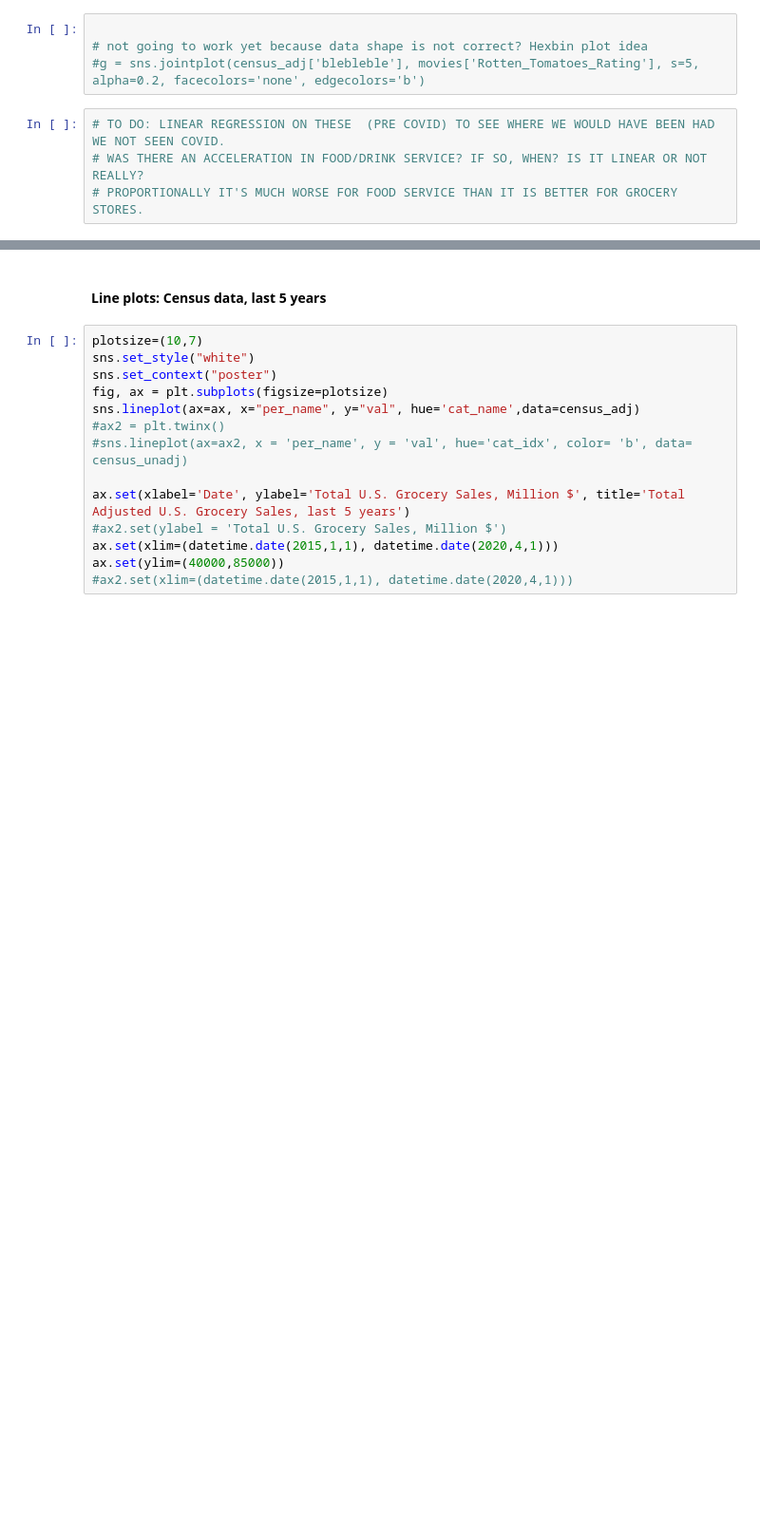
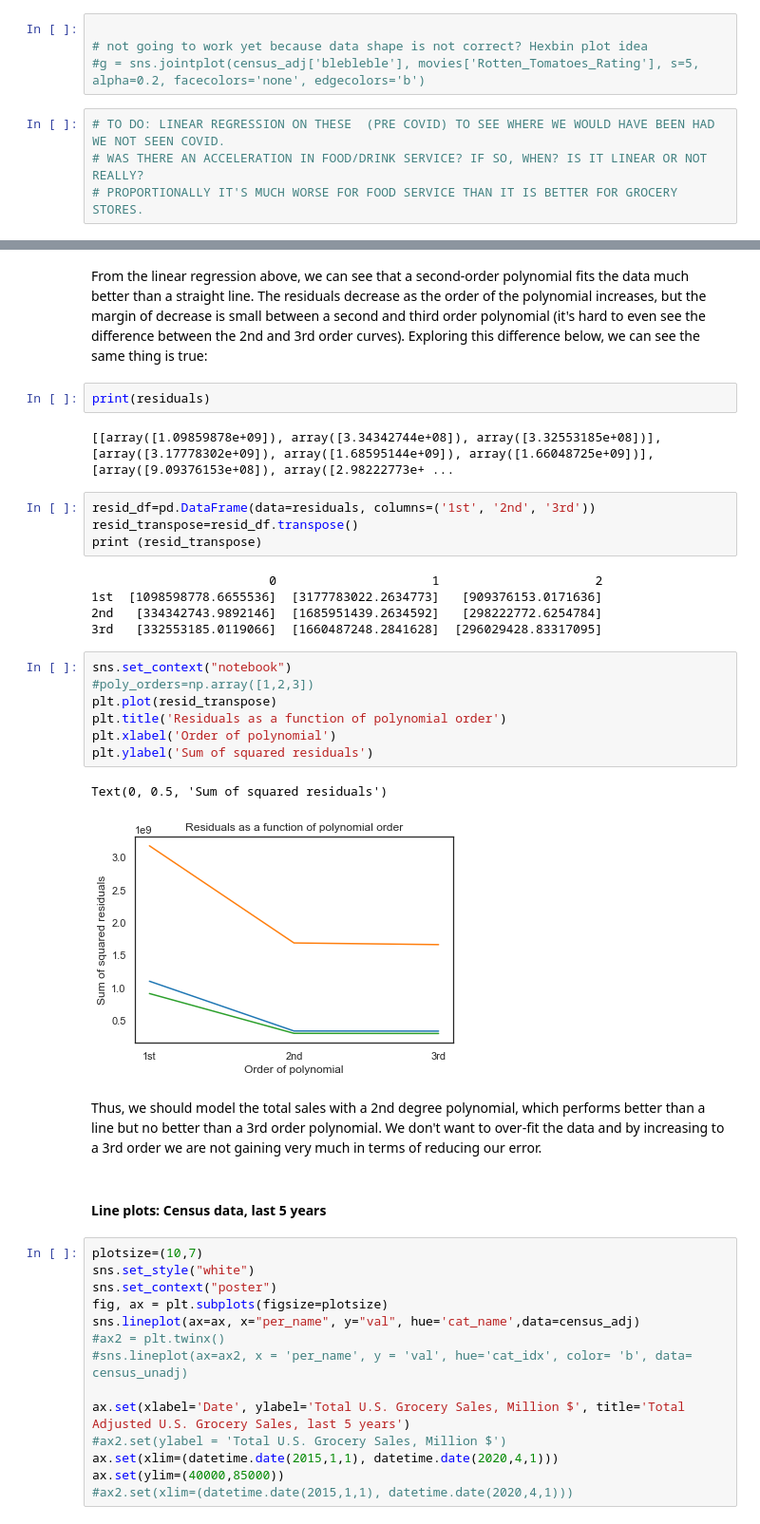
Before and after one commit to kdebrota/Independent_Study, a Jupyter notebook: notebooks/Food in the Time of Coronavirus - 1.2.ipynb, the cells around one changed output, grey strips where cells are left out. Shown at 95% size. Saved outputs shown, nothing was run; the diff lists cells and outputs as text; blank space fills up the shorter version.

```diff
--- a/notebooks/Food in the Time of Coronavirus - 1.2.ipynb
+++ b/notebooks/Food in the Time of Coronavirus - 1.2.ipynb
@@ -192,3 +238,30 @@ g.map(sns.regplot, "per_idx", "val", fit_reg=True, scatter_kws={"s": 50, "alpha"
+# %% [markdown]
+From the linear regression above, we can see that a second-order polynomial fits the data much better than a straight line. The residuals decrease as the order of the polynomial increases, but the margin of decrease is small between a second and third order polynomial (it's hard to even see the difference between the 2nd and 3rd order curves). Exploring this difference below, we can see the same thing is true:
+# %%
+print(residuals)
+# %% [output]
+[[array([1.09859878e+09]), array([3.34342744e+08]), array([3.32553185e+08])], [array([3.17778302e+09]), array([1.68595144e+09]), array([1.66048725e+09])], [array([9.09376153e+08]), array([2.98222773e+ ...
+# %%
+resid_df=pd.DataFrame(data=residuals, columns=('1st', '2nd', '3rd'))
+resid_transpose=resid_df.transpose()
+print (resid_transpose)
+# %% [output]
+                        0                     1                     2
+1st  [1098598778.6655536]  [3177783022.2634773]   [909376153.0171636]
+2nd   [334342743.9892146]  [1685951439.2634592]   [298222772.6254784]
+3rd   [332553185.0119066]  [1660487248.2841628]  [296029428.83317095]
+# %%
+sns.set_context("notebook")
+#poly_orders=np.array([1,2,3])
+plt.plot(resid_transpose)
+plt.title('Residuals as a function of polynomial order')
+plt.xlabel('Order of polynomial')
+plt.ylabel('Sum of squared residuals')
+# %% [output]
+Text(0, 0.5, 'Sum of squared residuals')
+[figure, added]
+# %% [markdown]
+Thus, we should model the total sales with a 2nd degree polynomial, which performs better than a line but no better than a 3rd order polynomial. We don't want to over-fit the data and by increasing to a 3rd order we are not gaining very much in terms of reducing our error.
 # %% [markdown]
 #### Line plots: Census data, last 5 years
 # %%
```
Also changed, not shown: parts of 6 cells of this notebook.
